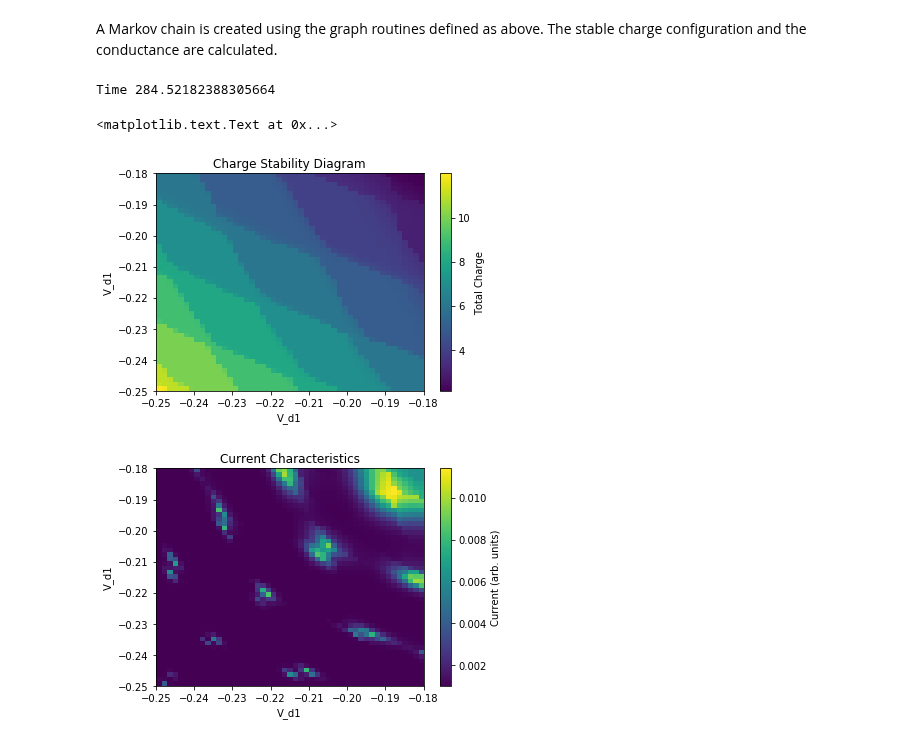
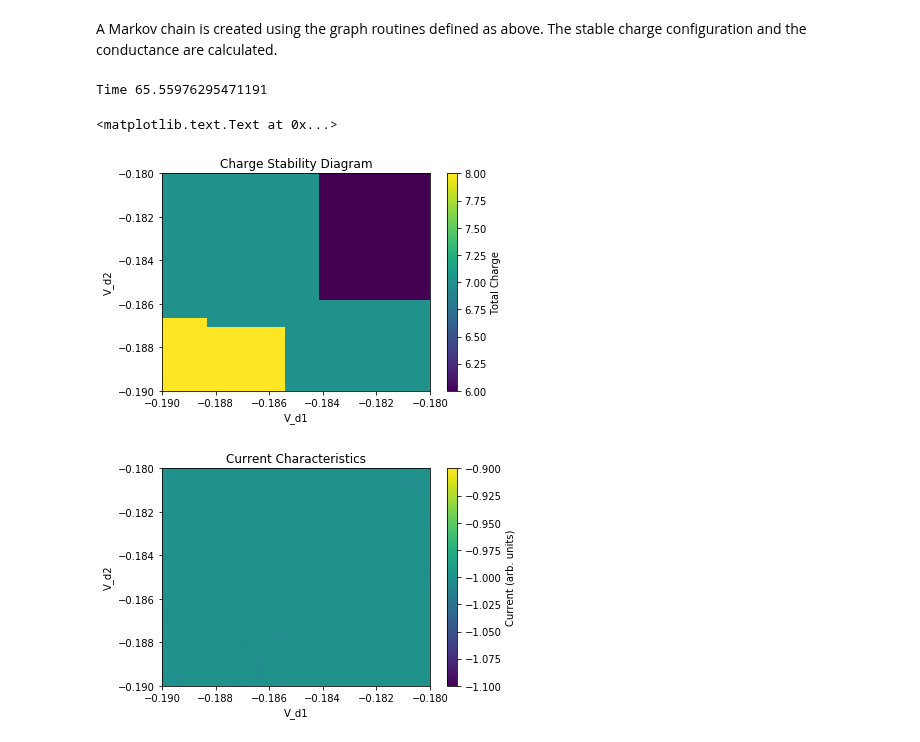
Before and after one commit to Quantumgame/quantum-ml, a Jupyter notebook: ThomasFermi Capacitance Model/Capacitance Model and Conductance Calculations.ipynb, the cells around one changed output. Saved outputs shown, nothing was run; the diff lists cells and outputs as text; code cells hidden in the pictures.

Commit message:
not there yet, atleast CS diagrams look ok

```diff
--- a/ThomasFermi Capacitance Model/Capacitance Model and Conductance Calculations.ipynb
+++ b/ThomasFermi Capacitance Model/Capacitance Model and Conductance Calculations.ipynb
@@ -232,8 +232,8 @@ class ThomasFermi():
     def calc_stable_config(self):
         (Z,inverse_cap_matrix) = self.cap_model
 
-        N_int = [int(x) for x in Z]
-        N_limit = 3
+        N_int = [int(np.rint(x)) for x in Z]
+        N_limit = 1
         dN_list = [range(max(0,x-N_limit),x+N_limit,1) for x in N_int]
         N_list = list(itertools.product(*dN_list))
 
@@ -271,9 +271,10 @@ plt.legend()
 [figure]
 # %%
 # trial potential profile
+x = np.linspace(-100,100,101,endpoint=True)
 V_g = -140e-3
 h = 5
-screen = 1000
+screen = 10
 rho = 100
 
 param1 = [250e-3,0,h,rho,screen]
@@ -287,14 +288,14 @@ V = calc_V(x,trial_gates)
 
 physics = {'x' : x,
            'V' : V,
-           'K_0' : 1e-2,
+           'K_0' : 0e-2,
            'sigma' : 5.0,
            'mu' : 0.05,
            'D' : 2,
            'g_0' : 3e-2,
            'c_k' : 1e-3,
            'beta' : 100,
-           'kT' : 1e-3,
+           'kT' : 1e-5,
            }
 
 tf = ThomasFermi(physics)
@@ -663,14 +671,14 @@ class Markov():
 # %% [markdown]
 A Markov chain is created using the graph routines defined as above. The stable charge configuration and the conductance are calculated.
 # %%
-N_v = 50
-Vd1_vec = np.linspace(-180e-3,-250e-3,N_v)
-Vd2_vec = np.linspace(-180e-3,-250e-3,N_v)
+N_v = 25
+Vd1_vec = np.linspace(-180e-3,-190e-3,N_v)
+Vd2_vec = np.linspace(-180e-3,-190e-3,N_v)
 
 # list_list_b is a list of the possible set of gate voltages which is later converted into a potential profile
 list_list_b = [[param1,param2,param3] + [[a,-20,h,rho,screen],[b,20,h,rho,screen]] for a in Vd1_vec for b in Vd2_vec]
-
-graph_model = (1,2)
+physics['kT'] = 1e-4
+physics['K_0'] = 1e-4
 
 st = time.time()
 tf = ThomasFermi(physics)
@@ -681,36 +689,36 @@ def markov_wrapper(V):
     charges = tf.calc_charges()
     cap_model = tf.calc_cap_model()
     stable_config = tf.calc_stable_config()
-    markov = Markov(graph_model,tf)
+    markov = Markov(tf)
 
     markov.generate_graph()
     current = markov.calc_current()
     state = markov.calc_state()
 
     return state,current
 
 output = [markov_wrapper(calc_V(x,y)) for y in list_list_b]
 print("Time",time.time()-st)
 
 XX,YY = np.meshgrid(Vd1_vec,Vd2_vec)
 
 plt.figure(1)
 plt.pcolor(XX,YY,np.array([np.sum(x[0]) for x in output]).reshape((N_v,N_v)));
 plt.xlabel('V_d1')
-plt.ylabel('V_d1')
+plt.ylabel('V_d2')
 cbar = plt.colorbar()
 cbar.set_label("Total Charge")
 plt.title('Charge Stability Diagram')
 
 plt.figure(2)
 plt.pcolor(XX,YY,np.array([x[1] for x in output]).reshape((N_v,N_v)));
 plt.xlabel('V_d1')
-plt.ylabel('V_d1')
+plt.ylabel('V_d2')
 cbar = plt.colorbar()
 cbar.set_label("Current (arb. units)")
 plt.title('Current Characteristics')
 # %% [output]
-Time 284.52182388305664
+Time 65.55976295471191
 <matplotlib.text.Text at 0x...>
-[figure, old version]
+[figure, new version]
-[figure, old version]
+[figure, new version]
```
Also changed, not shown: parts of 7 cells of this notebook, 1 other file.
